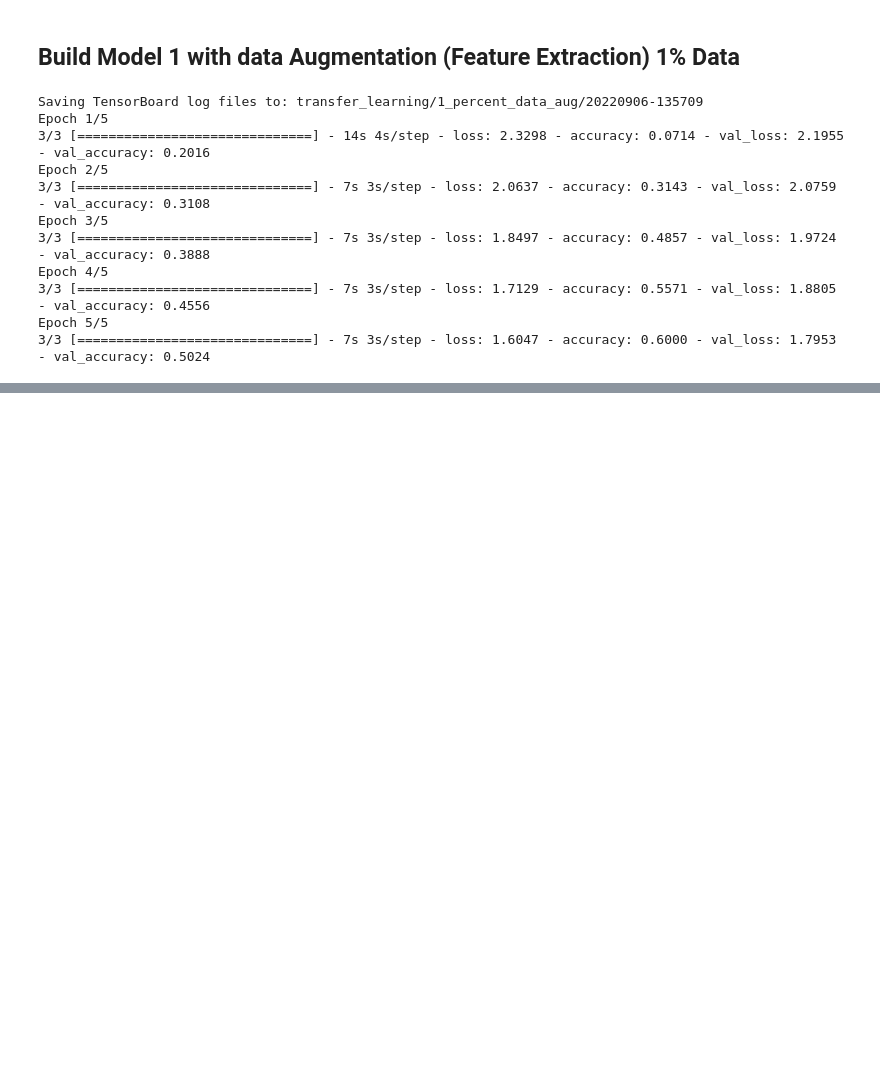
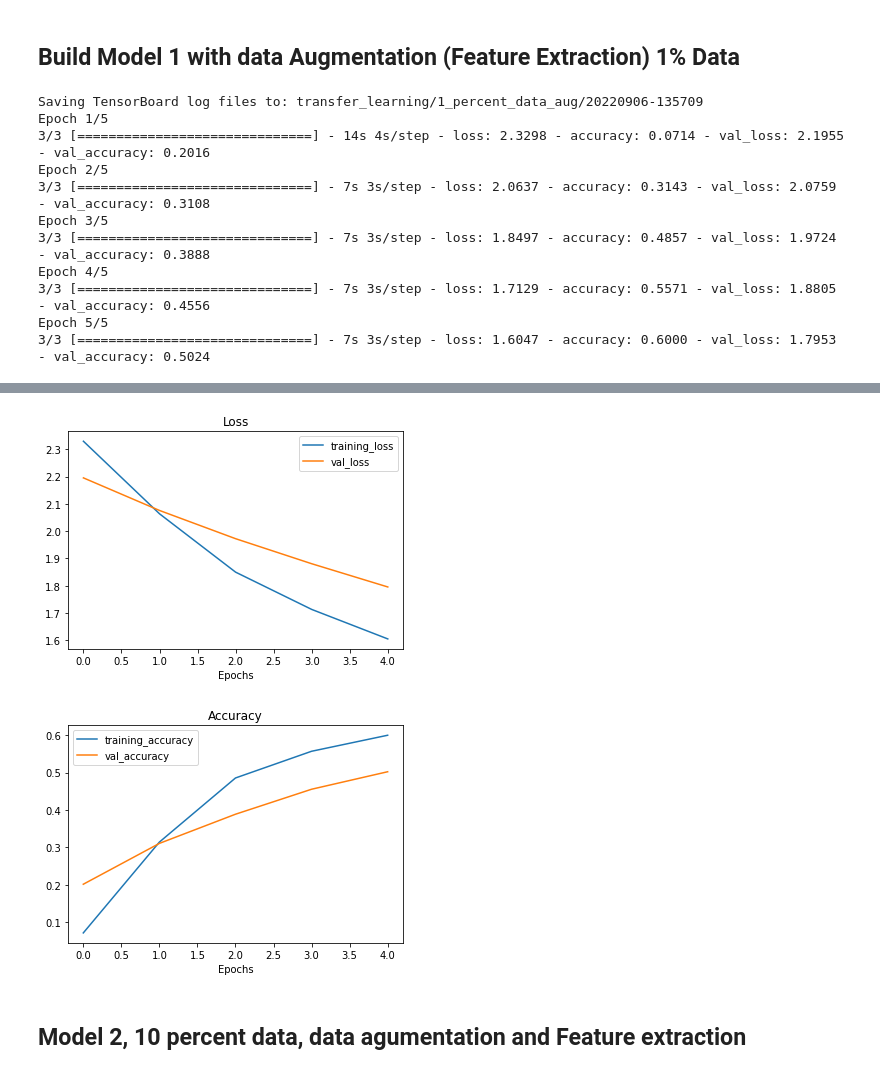
Before and after one commit to leogalbu/Colab_Notebook, a Jupyter notebook: Transfer_Learning_Fine_Tuning.ipynb, the cells around one changed output, grey strips where cells are left out. Saved outputs shown, nothing was run; the diff lists cells and outputs as text; code cells hidden in the pictures; blank space fills up the shorter version.

```diff
--- a/Transfer_Learning_Fine_Tuning.ipynb
+++ b/Transfer_Learning_Fine_Tuning.ipynb
@@ -392,0 +421,7 @@ Epoch 5/5
+# %%
+plot_loss_curves(history_model_1)
+# %% [output]
+[figure, added]
+[figure, added]
+# %% [markdown]
+## Model 2, 10 percent data, data agumentation and Feature extraction
```
Also changed, not shown: parts of 8 cells of this notebook.
